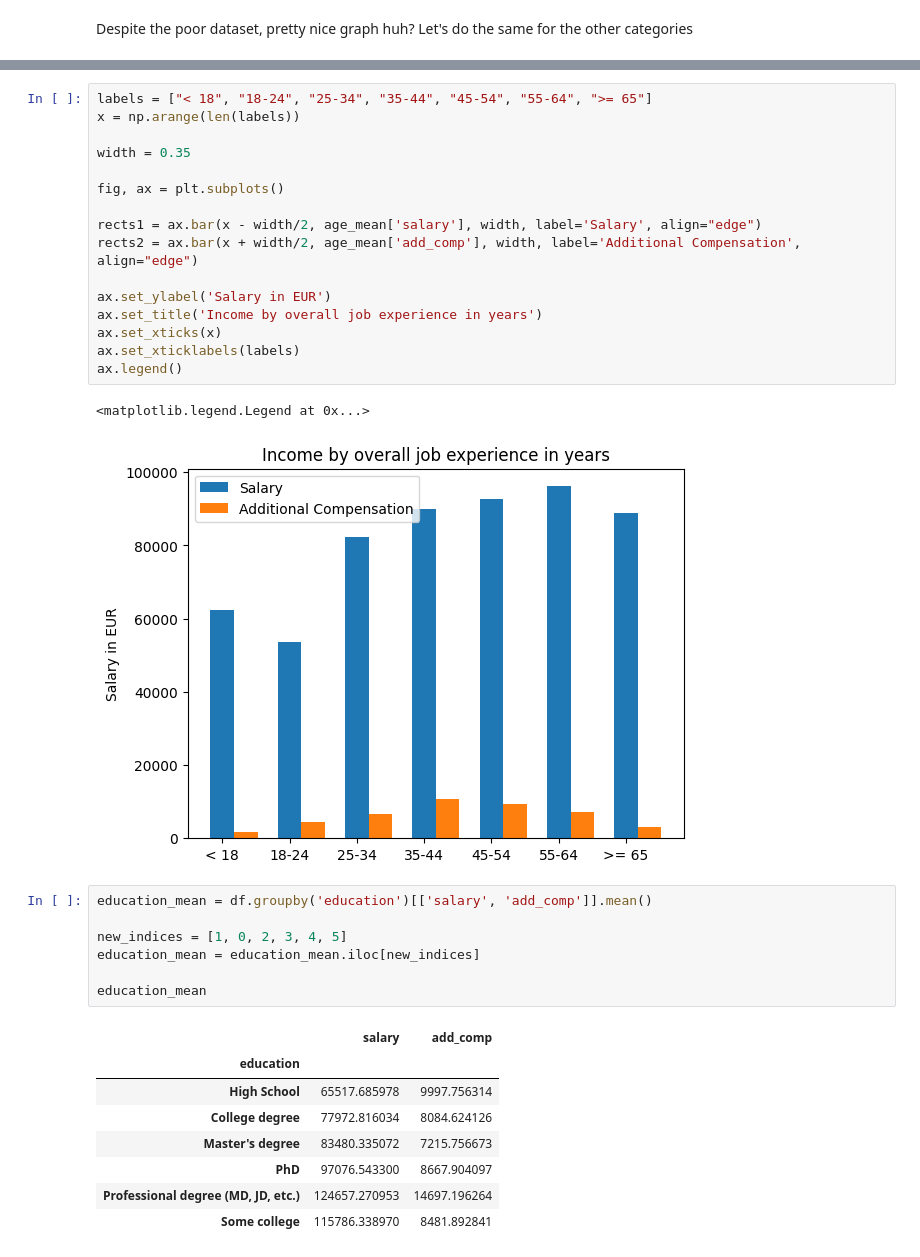
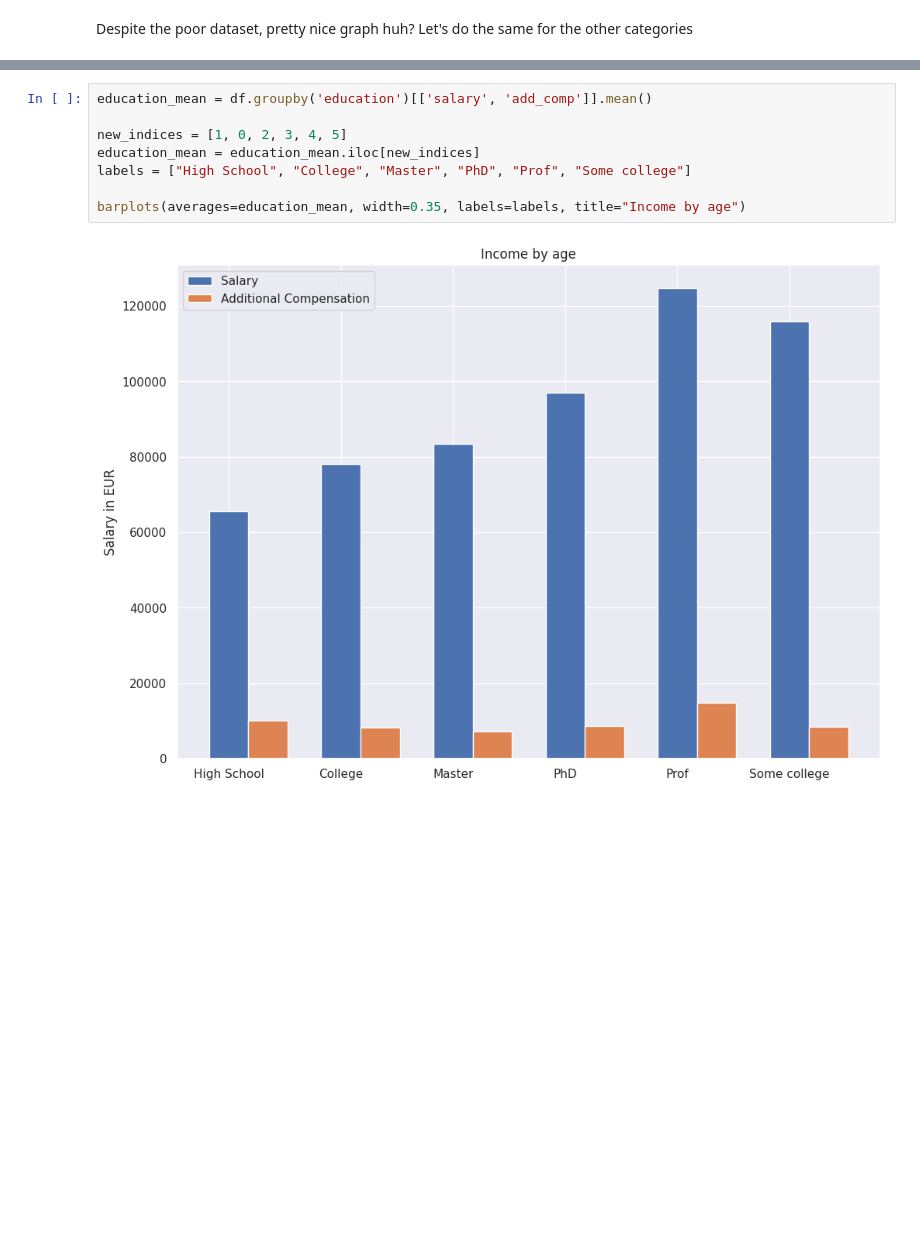
Before and after one commit to pcs03/foe-exercises, a Jupyter notebook: statistics/ws1/salaries1.ipynb, the cells around one changed output, grey strips where cells are left out. Saved outputs shown, nothing was run; the diff lists cells and outputs as text; blank space fills up the shorter version.

```diff
--- a/statistics/ws1/salaries1.ipynb
+++ b/statistics/ws1/salaries1.ipynb
@@ -343,35 +265,10 @@ age_mean
-# %%
-labels = ["< 18", "18-24", "25-34", "35-44", "45-54", "55-64", ">= 65"]
-x = np.arange(len(labels))
-
-width = 0.35
-
-fig, ax = plt.subplots()
-
-rects1 = ax.bar(x - width/2, age_mean['salary'], width, label='Salary', align="edge")
-rects2 = ax.bar(x + width/2, age_mean['add_comp'], width, label='Additional Compensation', align="edge")
-
-ax.set_ylabel('Salary in EUR')
-ax.set_title('Income by overall job experience in years')
-ax.set_xticks(x)
-ax.set_xticklabels(labels)
-ax.legend()
-# %% [output]
-<matplotlib.legend.Legend at 0x...>
-[figure, removed]
 # %%
 education_mean = df.groupby('education')[['salary', 'add_comp']].mean()
 
 new_indices = [1, 0, 2, 3, 4, 5]
 education_mean = education_mean.iloc[new_indices]
+labels = ["High School", "College", "Master", "PhD", "Prof", "Some college"]
 
-education_mean
+barplots(averages=education_mean, width=0.35, labels=labels, title="Income by age")
 # %% [output]
-|  | salary | add_comp |
-| education |  |  |
-| High School | 65517.685978 | 9997.756314 |
-| College degree | 77972.816034 | 8084.624126 |
-| Master's degree | 83480.335072 | 7215.756673 |
-| PhD | 97076.543300 | 8667.904097 |
-| Professional degree (MD, JD, etc.) | 124657.270953 | 14697.196264 |
-| Some college | 115786.338970 | 8481.892841 |
+[figure, added]
```
Also changed, not shown: parts of 18 cells of this notebook, 1 other file.
